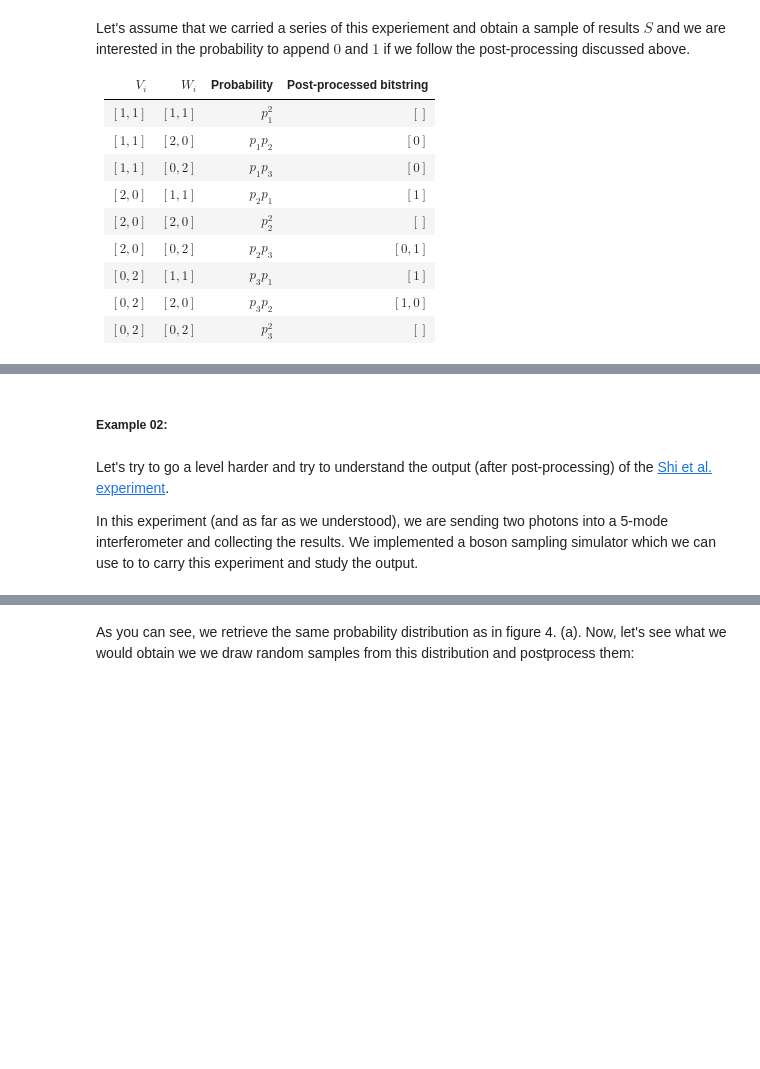
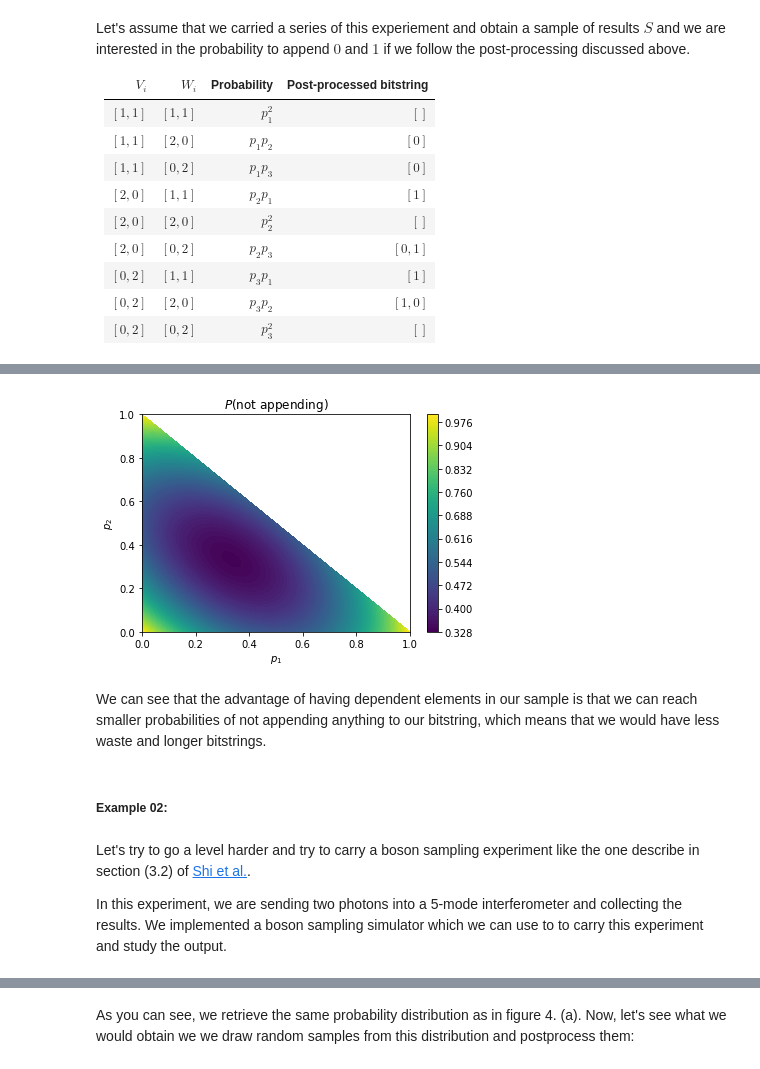
Before and after one commit to Constantine-Quantum-Tech/cqt_rng, a Jupyter notebook: challenge/demo.ipynb, the cells around one changed output, grey strips where cells are left out. Saved outputs shown, nothing was run; the diff lists cells and outputs as text; code cells hidden in the pictures; blank space fills up the shorter version.

```diff
--- a/challenge/demo.ipynb
+++ b/challenge/demo.ipynb
@@ -300,9 +349,25 @@ Let's now see what is the probability of not appending anything to our bitstring
+# %%
+def ex1_p_not_appending(p1, p2):
+    p3 = 1 - p1 - p2
+    p3 = np.where(p3 < 0, np.nan, p3)
+    return p1**2 + p2**2 + p3**2
+# %%
+plt.contourf(mp1, mp2, ex1_p_not_appending(mp1, mp2), levels=100)
+plt.colorbar()
+plt.xlabel("$p_1$")
+plt.ylabel("$p_2$")
+plt.title("$P($not appending$)$")
+plt.show()
+# %% [output]
+[figure, added]
+# %% [markdown]
+We can see that the advantage of having dependent elements in our sample is that we can reach smaller probabilities of not appending anything to our bitstring, which means that we would have less waste and longer bitstrings.
 # %% [markdown]
 ##### Example 02:
 # %% [markdown]
-Let's try to go a level harder and try to understand the output (after post-processing) of the [Shi et al. experiment](#References).
+Let's try to go a level harder and try to carry a boson sampling experiment like the one describe in section (3.2) of [Shi et al.](#References).
 
-In this experiment (and as far as we understood), we are sending two photons into a 5-mode interferometer and collecting the results. We implemented a boson sampling simulator which we can use to to carry this experiment and study the output.
+In this experiment, we are sending two photons into a 5-mode interferometer and collecting the results. We implemented a boson sampling simulator which we can use to to carry this experiment and study the output.
 # %%
 probs_ex2 = BosonSampler.get_theo_prob(shi_input_dict, shi_unitary5)
 # %%
```
Also changed, not shown: parts of 58 cells of this notebook, 8 other files.
